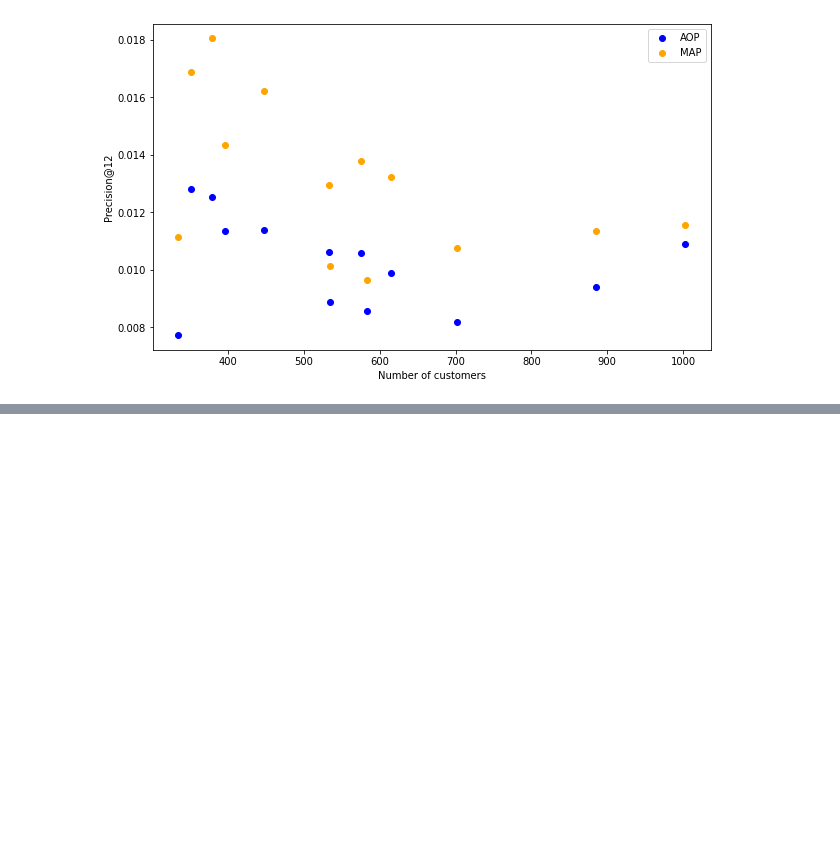
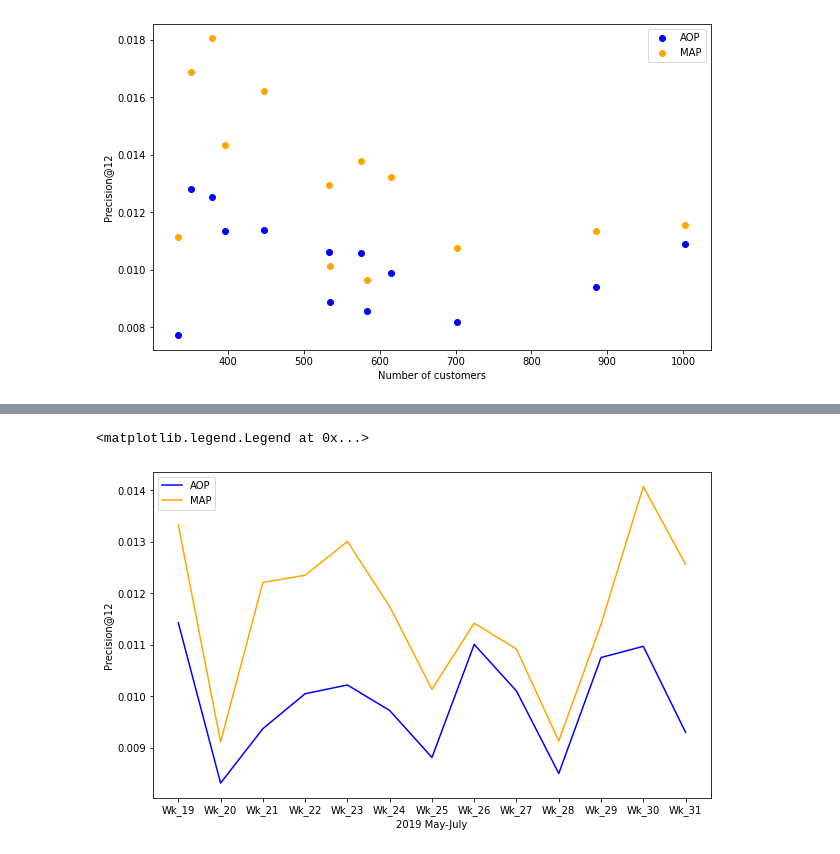
Before and after one commit to alexkychen/HMproduct, a Jupyter notebook: notebook/3.User-based_collaborative_filter_2019_Summer_Menswear.ipynb, the cells around one changed output, grey strips where cells are left out. Drawn from its saved outputs; the diff is of its cells as text; code cells hidden in the pictures; blank space fills up the shorter version.

```diff
--- a/notebook/3.User-based_collaborative_filter_2019_Summer_Menswear.ipynb
+++ b/notebook/3.User-based_collaborative_filter_2019_Summer_Menswear.ipynb
@@ -117,0 +182,4 @@ plt.legend(['AOP','MAP'])
+# %%
+## Read result csv file
+userCF_topSell_df = pd.read_csv("../data/MenswearResults/userCF_plus_topSell.csv").iloc[:,1:]
+userCF_topSell_df
@@ -117,0 +201,11 @@ plt.legend(['AOP','MAP'])
+# %%
+#plot for AOP MAP
+plt.figure(figsize=(10,6))
+plt.plot(userCF_topSell_df.timeline, userCF_topSell_df.AOP, color= 'blue')
+plt.plot(userCF_topSell_df.timeline, userCF_topSell_df.MAP, color= 'orange')
+plt.xlabel('2019 May-July')
+plt.ylabel('Precision@12')
+plt.legend(['AOP','MAP'])
+# %% [output]
+<matplotlib.legend.Legend at 0x...>
+[figure, added]
```
Also changed, not shown: parts of 6 cells of this notebook, 7 other files.
